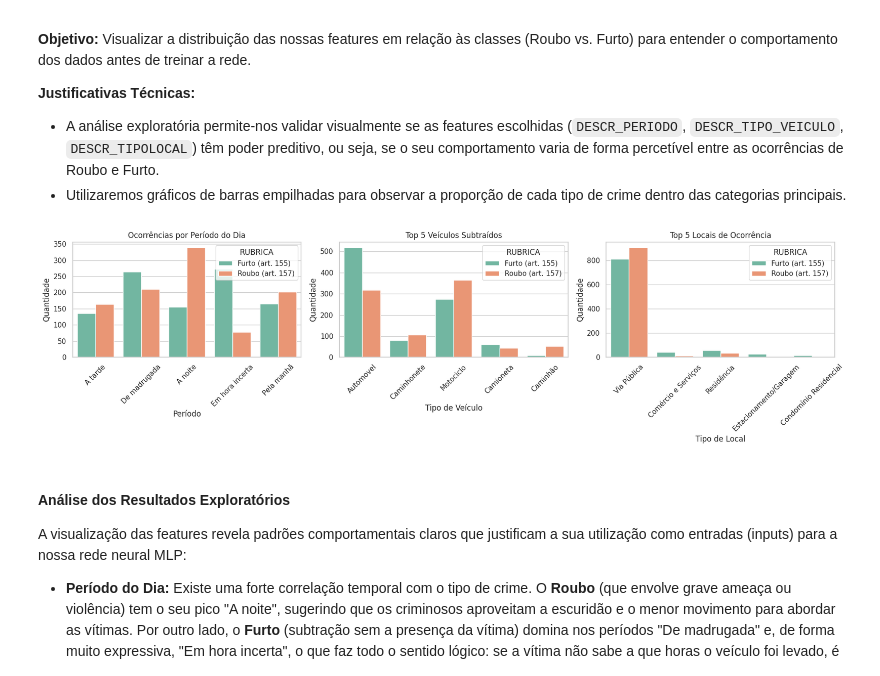
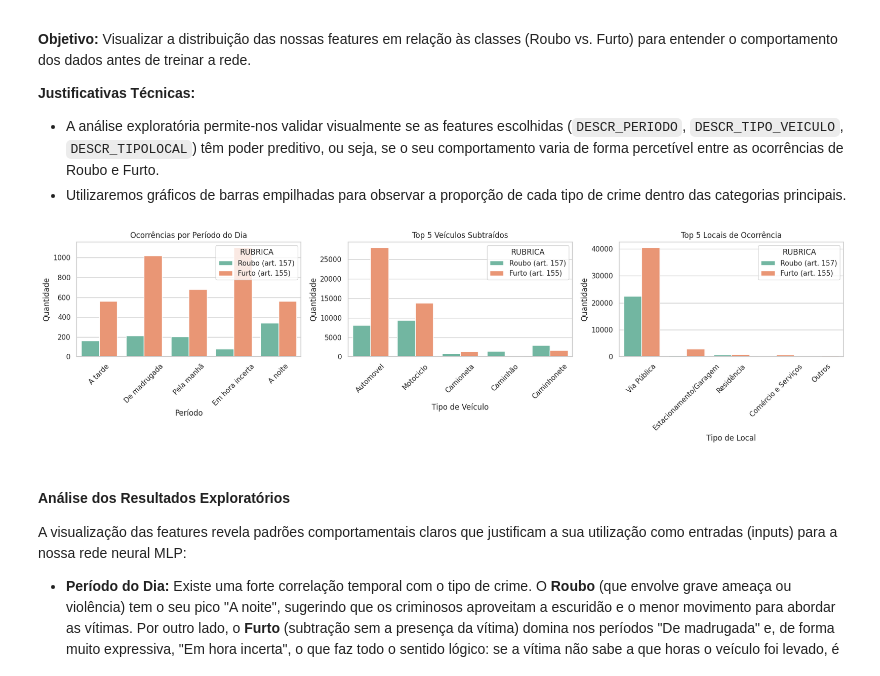
Before and after one commit to MatheusGuedes02/Global-Solution---Aprendizado-Profundo-com-Redes-Neurais-Convolucionais, a Jupyter notebook: Global_Solution_Segurança_pública_inteligente_em_São_Paulo.ipynb, the cells around one changed output. Saved outputs shown, nothing was run; the diff lists cells and outputs as text; code cells hidden in the pictures.

```diff
--- a/Global_Solution_Segurança_pública_inteligente_em_São_Paulo.ipynb
+++ b/Global_Solution_Segurança_pública_inteligente_em_São_Paulo.ipynb
@@ -84,37 +84,37 @@ Name: proportion, dtype: float64
 # %%
 # Configurando o estilo dos gráficos
 sns.set_theme(style="whitegrid")
 fig, axes = plt.subplots(1, 3, figsize=(18, 5))
 
 # 1. Gráfico por Período
-sns.countplot(data=df_final, x='DESCR_PERIODO', hue='RUBRICA', ax=axes[0], palette='Set2')
+sns.countplot(data=df_sp, x='DESCR_PERIODO', hue='RUBRICA', ax=axes[0], palette='Set2')
 axes[0].set_title('Ocorrências por Período do Dia')
 axes[0].set_xlabel('Período')
 axes[0].set_ylabel('Quantidade')
 axes[0].tick_params(axis='x', rotation=45)
 
 # 2. Gráfico por Tipo de Veículo (Top 5)
-top_veiculos = df_final['DESCR_TIPO_VEICULO'].value_counts().nlargest(5).index
-sns.countplot(data=df_final[df_final['DESCR_TIPO_VEICULO'].isin(top_veiculos)],
+top_veiculos = df_sp['DESCR_TIPO_VEICULO'].value_counts().nlargest(5).index
+sns.countplot(data=df_sp[df_sp['DESCR_TIPO_VEICULO'].isin(top_veiculos)],
               x='DESCR_TIPO_VEICULO', hue='RUBRICA', ax=axes[1], palette='Set2')
 axes[1].set_title('Top 5 Veículos Subtraídos')
 axes[1].set_xlabel('Tipo de Veículo')
 axes[1].set_ylabel('Quantidade')
 axes[1].tick_params(axis='x', rotation=45)
 
 # 3. Gráfico por Tipo de Local (Top 5)
-top_locais = df_final['DESCR_TIPOLOCAL'].value_counts().nlargest(5).index
-sns.countplot(data=df_final[df_final['DESCR_TIPOLOCAL'].isin(top_locais)],
+top_locais = df_sp['DESCR_TIPOLOCAL'].value_counts().nlargest(5).index
+sns.countplot(data=df_sp[df_sp['DESCR_TIPOLOCAL'].isin(top_locais)],
               x='DESCR_TIPOLOCAL', hue='RUBRICA', ax=axes[2], palette='Set2')
 axes[2].set_title('Top 5 Locais de Ocorrência')
 axes[2].set_xlabel('Tipo de Local')
 axes[2].set_ylabel('Quantidade')
 axes[2].tick_params(axis='x', rotation=45)
 
 plt.tight_layout()
 plt.show()
 # %% [output]
-[figure, old version]
+[figure, new version]
 # %% [markdown]
 #### Análise dos Resultados Exploratórios
 
```
Also changed, not shown: parts of 3 cells of this notebook.
